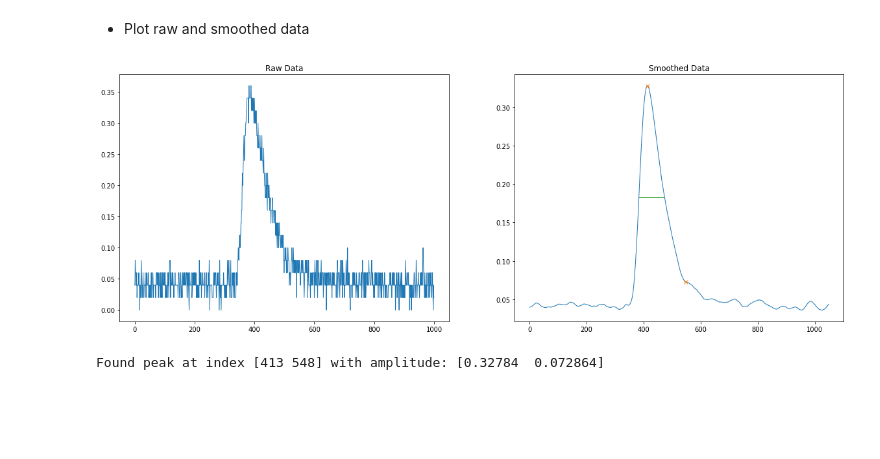
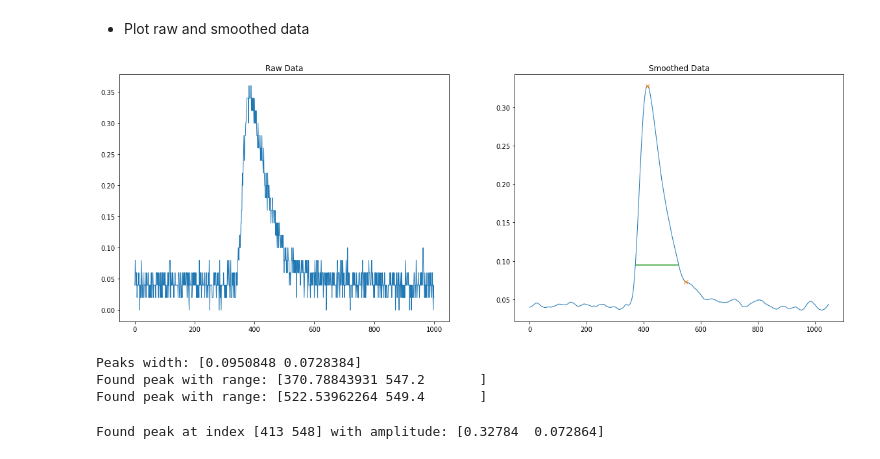
Before and after one commit to Iaggelis/InstrumentationLab, a Jupyter notebook: plotting.ipynb, the cells around one changed output. Cells and saved outputs as stored; diff of their text form; code cells hidden in the pictures; blank space fills up the shorter version.

```diff
--- a/plotting.ipynb
+++ b/plotting.ipynb
@@ -55,19 +55,27 @@ smoothed_data.size
 # %%
 plt.figure(figsize=(20,7))
 plt.subplot(121)
 plt.plot(x,'-', lw=1)
 plt.title("Raw Data")
 plt.subplot(122)
 peaks, properties = signal.find_peaks(smoothed_data, height=0.2*smoothed_data.max())
-results_w = signal.peak_widths(smoothed_data, peaks)
+results_w = signal.peak_widths(smoothed_data, peaks, rel_height=0.8)
 plt.plot(smoothed_data,'-', lw=1)
 # plt.axis([0,1000,0,1.7])
 plt.plot(peaks, smoothed_data[peaks], "x")
 plt.hlines(*results_w[1:], color="C2")
 plt.title("Smoothed Data")
 plt.show()
 # %% [output]
-[figure, old version]
+[figure, new version]
+# %%
+print('Peaks width: {wd}'.format(wd = results_w[1:][0] ))
+for i in range(results_w[1:][0].size):
+     print('Found peak with range: {rr}'.format(rr = results_w[1:][i+1]))
+# %% [output]
+Peaks width: [0.0950848 0.0728384]
+Found peak with range: [370.78843931 547.2       ]
+Found peak with range: [522.53962264 549.4       ]
 # %%
 print("Found peak at index {t} with amplitude: {amp}".format(t=peaks,amp=smoothed_data[peaks]))
 # %% [output]
```
Also changed, not shown: parts of 12 cells of this notebook, 1 other file.
